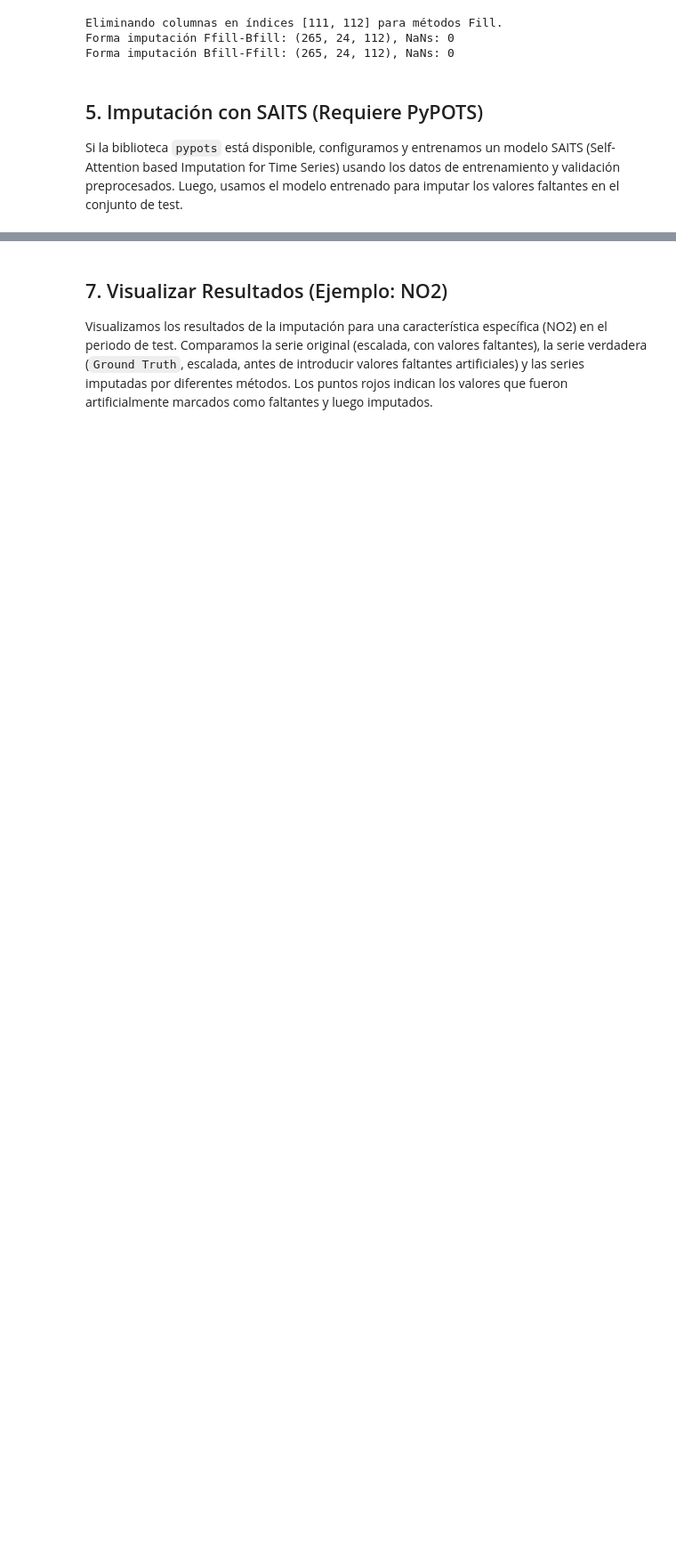
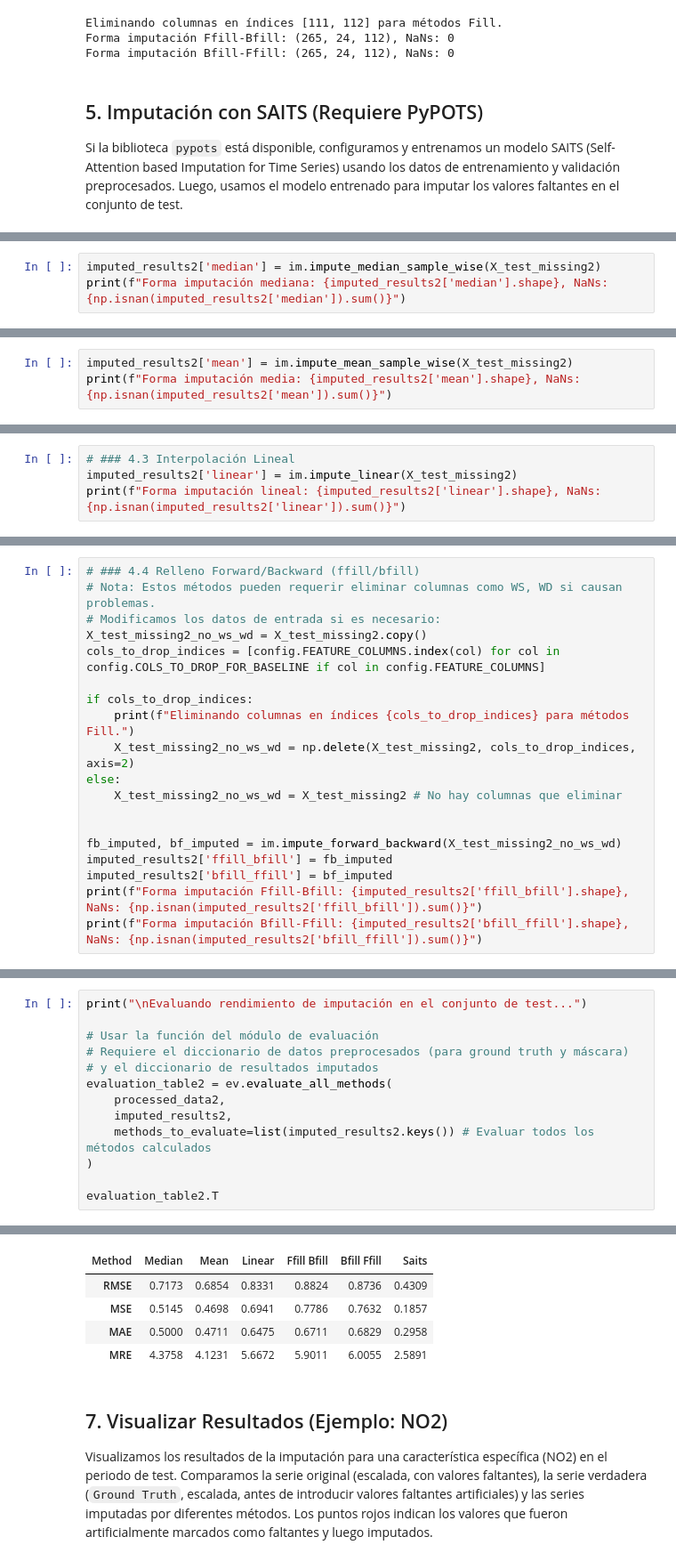
Before and after one commit to eigenric/TFG, a Jupyter notebook: notebooks/Notebook_Imputation.ipynb, the cells around one changed output, grey strips where cells are left out. Shown: that part at 89% size. Cells and saved outputs as stored; diff of their text form; blank space fills up the shorter version.

```diff
--- a/notebooks/Notebook_Imputation.ipynb
+++ b/notebooks/Notebook_Imputation.ipynb
@@ -335,0 +451,3 @@ Forma imputación SAITS: (265, 24, 114), NaNs: 0
+# %%
+imputed_results2['median'] = im.impute_median_sample_wise(X_test_missing2)
+print(f"Forma imputación mediana: {imputed_results2['median'].shape}, NaNs: {np.isnan(imputed_results2['median']).sum()}")
@@ -335,0 +460,3 @@ Forma imputación SAITS: (265, 24, 114), NaNs: 0
+# %%
+imputed_results2['mean'] = im.impute_mean_sample_wise(X_test_missing2)
+print(f"Forma imputación media: {imputed_results2['mean'].shape}, NaNs: {np.isnan(imputed_results2['mean']).sum()}")
@@ -335,0 +469,4 @@ Forma imputación SAITS: (265, 24, 114), NaNs: 0
+# %%
+# ### 4.3 Interpolación Lineal
+imputed_results2['linear'] = im.impute_linear(X_test_missing2)
+print(f"Forma imputación lineal: {imputed_results2['linear'].shape}, NaNs: {np.isnan(imputed_results2['linear']).sum()}")
@@ -335,0 +477,19 @@ Forma imputación SAITS: (265, 24, 114), NaNs: 0
+# %%
+# ### 4.4 Relleno Forward/Backward (ffill/bfill)
+# Nota: Estos métodos pueden requerir eliminar columnas como WS, WD si causan problemas.
+# Modificamos los datos de entrada si es necesario:
+X_test_missing2_no_ws_wd = X_test_missing2.copy()
+cols_to_drop_indices = [config.FEATURE_COLUMNS.index(col) for col in config.COLS_TO_DROP_FOR_BASELINE if col in config.FEATURE_COLUMNS]
+
+if cols_to_drop_indices:
+    print(f"Eliminando columnas en índices {cols_to_drop_indices} para métodos Fill.")
+    X_test_missing2_no_ws_wd = np.delete(X_test_missing2, cols_to_drop_indices, axis=2)
+else:
+    X_test_missing2_no_ws_wd = X_test_missing2 # No hay columnas que eliminar
+
+
+fb_imputed, bf_imputed = im.impute_forward_backward(X_test_missing2_no_ws_wd)
+imputed_results2['ffill_bfill'] = fb_imputed
+imputed_results2['bfill_ffill'] = bf_imputed
+print(f"Forma imputación Ffill-Bfill: {imputed_results2['ffill_bfill'].shape}, NaNs: {np.isnan(imputed_results2['ffill_bfill']).sum()}")
+print(f"Forma imputación Bfill-Ffill: {imputed_results2['bfill_ffill'].shape}, NaNs: {np.isnan(imputed_results2['bfill_ffill']).sum()}")
@@ -373,0 +616,14 @@ Calculating metrics for: saits
+# %%
+print("\nEvaluando rendimiento de imputación en el conjunto de test...")
+
+# Usar la función del módulo de evaluación
+# Requiere el diccionario de datos preprocesados (para ground truth y máscara)
+# y el diccionario de resultados imputados
+evaluation_table2 = ev.evaluate_all_methods(
+    processed_data2,
+    imputed_results2,
+    methods_to_evaluate=list(imputed_results2.keys()) # Evaluar todos los métodos calculados
+)
+
+evaluation_table2.T
+# %% [output]
@@ -374,3 +645,8 @@ Calculating metrics for: saits
+| Method | Median | Mean | Linear | Ffill Bfill | Bfill Ffill | Saits |
+| RMSE | 0.7173 | 0.6854 | 0.8331 | 0.8824 | 0.8736 | 0.4309 |
+| MSE | 0.5145 | 0.4698 | 0.6941 | 0.7786 | 0.7632 | 0.1857 |
+| MAE | 0.5000 | 0.4711 | 0.6475 | 0.6711 | 0.6829 | 0.2958 |
+| MRE | 4.3758 | 4.1231 | 5.6672 | 5.9011 | 6.0055 | 2.5891 |
 # %% [markdown]
 ## 7. Visualizar Resultados (Ejemplo: NO2)
 
```
Also changed, not shown: parts of 29 cells of this notebook.
